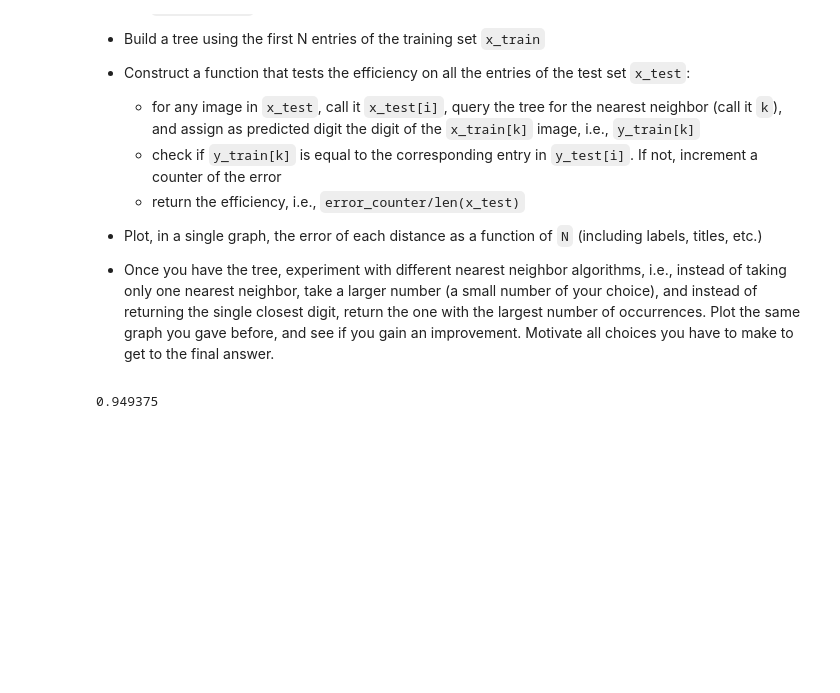
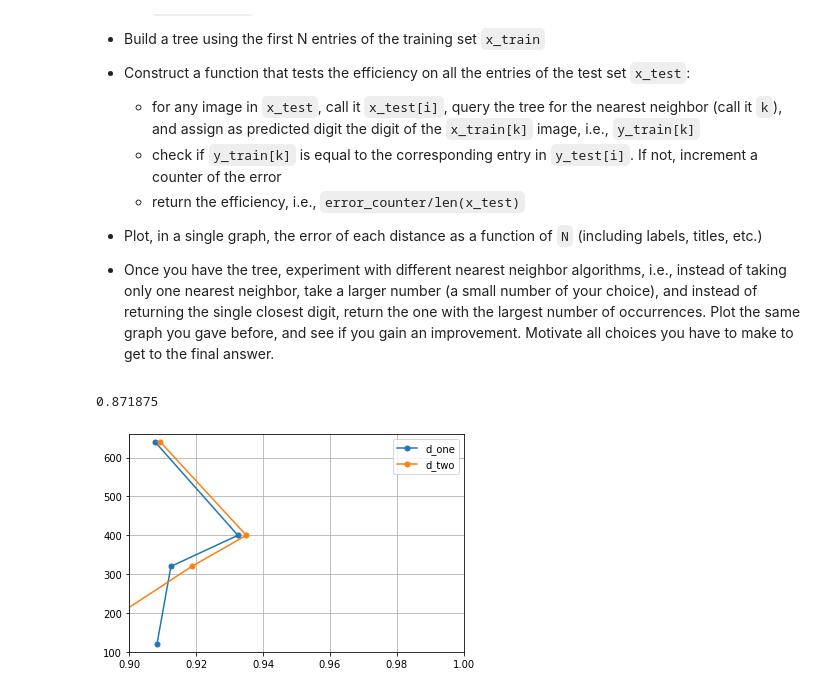
Before and after one commit to ImolaFodor/numerical-analysis-2022-2023, a Jupyter notebook: final_project_2022_2023_ifodor.ipynb, the cells around one changed output. Saved outputs shown, nothing was run; the diff lists cells and outputs as text; code cells hidden in the pictures; blank space fills up the shorter version.

Commit message:
assignment 7 plot, todos commented

```diff
--- a/final_project_2022_2023_ifodor.ipynb
+++ b/final_project_2022_2023_ifodor.ipynb
@@ -146,7 +146,7 @@ def d_one(a,b):
   return sum(absolute(subtract(b,a)), axis=0).max()
 
 def d_two(a,b):
-  return sqrt(matrix_power(absolute(subtract(b,a)),2).sum())
+  return sqrt(power(absolute(subtract(b,a)),2).sum())
 # %%
 res = d_infty(x_train[1], x_train[2])
 print(res)
@@ -397,17 +397,40 @@ def build_tree(N, dist):
   #s = pickle.dumps(tree)
   return tree
 # %%
-def count_errors_w_ball(tree, N):
+def count_errors_w_ball(tree, N, chosen_k):
   error_counter = 0
   for i in range(N):
-    dist, ind = tree.query(x_test[i].reshape(1,28*28), k=10)
+    dist, ind = tree.query(x_test[i].reshape(1,28*28), k=chosen_k)
     candidate_labels = list(y_test[ind])
     best_candidate_label = median(candidate_labels)
     if best_candidate_label != y_test[i]:
       error_counter+=1
   return error_counter/N
 # %%
-tree = build_tree(3200, d_one)
-print(count_errors_w_ball(tree, 3200))
+tree = build_tree(320, d_one)
+print(count_errors_w_ball(tree, 320, 5))
 # %% [output]
-0.949375
+0.871875
+# %%
+def plot_errors(dists, N, k):
+  minN = min(N)
+  maxN = max(N)
+  axis([0.9,1,minN-20,maxN+20]) # axis limits
+
+  for dist in dists:
+    c = []
+    for i in N:
+        tree = build_tree(i, dist)
+        c.append(count_errors_w_ball(tree, i, k))
+    plot(c,N,marker="o", markersize=5, label=dist.__name__)
+    legend()
+
+  grid()
+  show()
+
+dists = [d_one, d_two] # doesn't work for d_infty, d_H1
+N = [120, 320, 400, 640]
+
+plot_errors(dists,N, 1)
+# %% [output]
+[figure, added]
```
Also changed, not shown: parts of 2 cells of this notebook.
